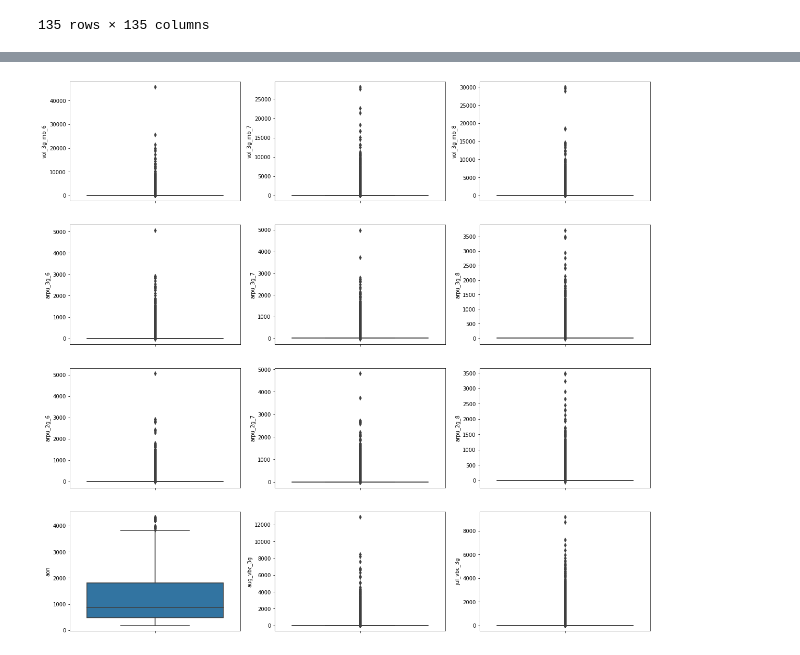
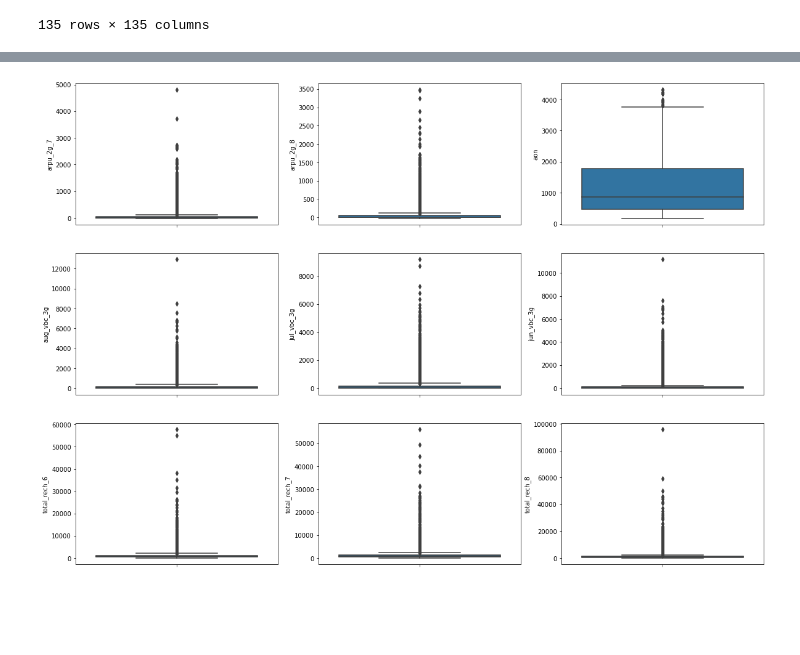
Before and after one commit to mail2uttamsarkar/TelecomChurnCaseStudyAssignment, a Jupyter notebook: TelecomChurn.ipynb, the cells around one changed output, grey strips where cells are left out. Drawn from its saved outputs; the diff is of its cells as text; code cells hidden in the pictures; blank space fills up the shorter version.

```diff
--- a/TelecomChurn.ipynb
+++ b/TelecomChurn.ipynb
@@ -440,0 +469,4 @@ df_churn.corr()
+# %%
+df_churn = df_churn[df_av_rech_6_7_8 >= percentile_70_6_7_8]
+
+print("\nAfter Filtering High Value Customer: Dimension:",df_churn.shape)
@@ -440,0 +475,5 @@ df_churn.corr()
+# %%
+categorical_columns.remove('total_rech_data_6')
+categorical_columns.remove('total_rech_data_7')
+categorical_columns.remove('total_rech_data_8')
+categorical_columns
@@ -440,0 +490,12 @@ df_churn.corr()
+# %%
+# Drop the column 'id' as it does not add any information
+df_churn.drop('id', axis=1, inplace=True)
+# Drop the column 'aon_group' as it does not add any information
+df_churn.drop('aon_group', axis=1, inplace=True)
+# %%
+numerical_columns = df_churn.select_dtypes(include=['int64','float']).columns
+#Remove the categorical column
+numerical_columns=numerical_columns.drop(categorical_columns)
+#Remove the Target variable
+numerical_columns=numerical_columns.drop('churn_probability')
+numerical_columns
@@ -540,11 +605,11 @@ plt.show()
 # %%
 plt.figure(figsize=(20, 60))
 i=109
-while i <=120:
+while i <=117:
     plt.subplot(12,3,i-108)
     sns.boxplot(y = numerical_columns[i], data = df_churn)
     i=i+1
 plt.show()
 # %% [output]
-[figure, old version]
+[figure, new version]
 # %%
```
Also changed, not shown: parts of 38 cells of this notebook.
